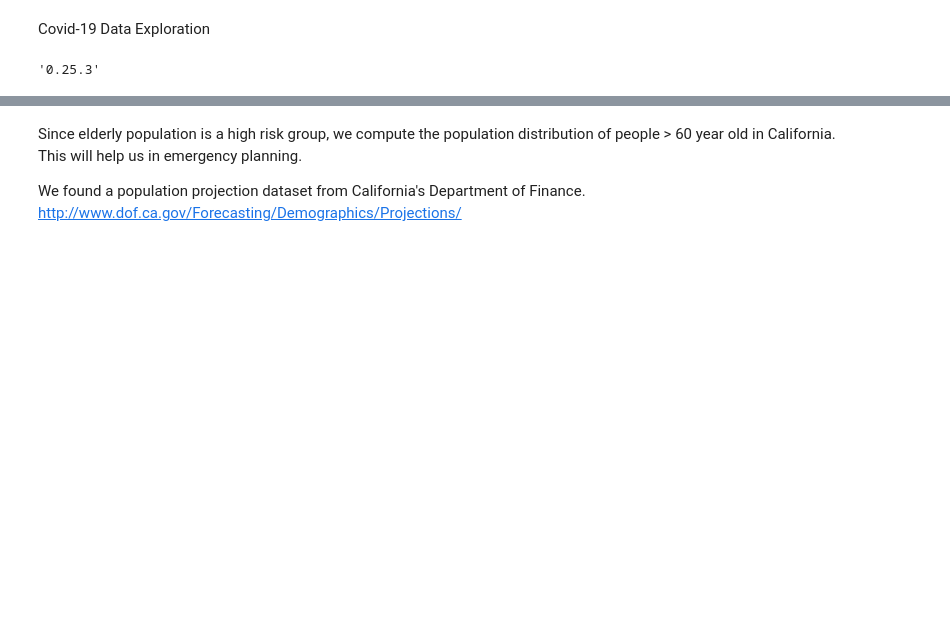
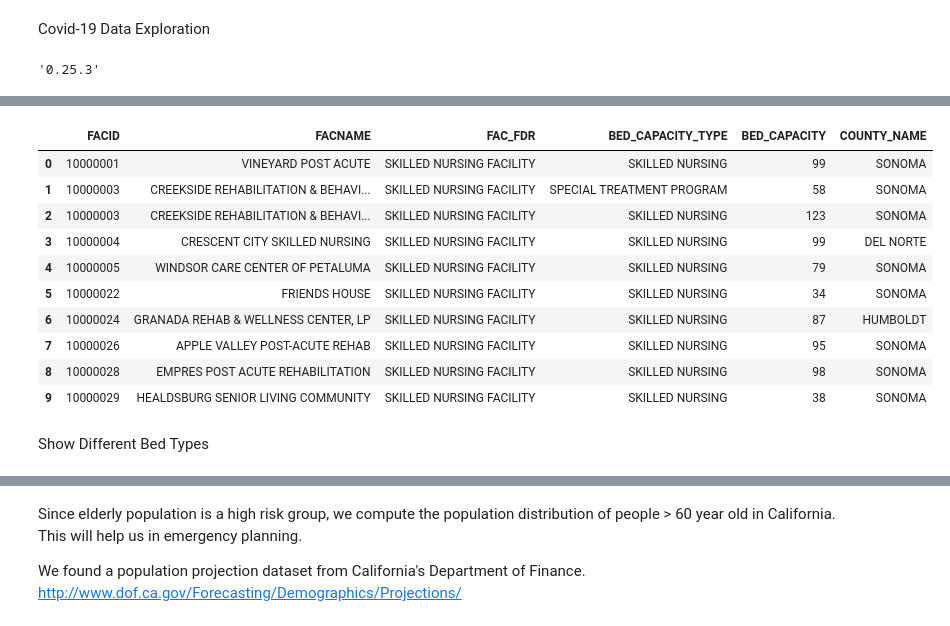
Before and after one commit to aiformankind/covid-19-hackathon, a Jupyter notebook: Covid_19_Data_Exploration.ipynb, the cells around one changed output, grey strips where cells are left out. Cells and saved outputs as stored; diff of their text form; code cells hidden in the pictures; blank space fills up the shorter version.

```diff
--- a/Covid_19_Data_Exploration.ipynb
+++ b/Covid_19_Data_Exploration.ipynb
@@ -11,0 +22,19 @@ pd.__version__
+# %%
+import pandas as pd
+
+hospital_beds_df = pd.read_csv('https://raw.githubusercontent.com/aiformankind/covid-19-hackathon/master/HEALTH_FAC_BEDS_20200310.csv', skiprows=0, thousands=',')
+hospital_beds_df.head(10)
+# %% [output]
+|  | FACID | FACNAME | FAC_FDR | BED_CAPACITY_TYPE | BED_CAPACITY | COUNTY_NAME |
+| 0 | 10000001 | VINEYARD POST ACUTE | SKILLED NURSING FACILITY | SKILLED NURSING | 99 | SONOMA |
+| 1 | 10000003 | CREEKSIDE REHABILITATION & BEHAVI... | SKILLED NURSING FACILITY | SPECIAL TREATMENT PROGRAM | 58 | SONOMA |
+| 2 | 10000003 | CREEKSIDE REHABILITATION & BEHAVI... | SKILLED NURSING FACILITY | SKILLED NURSING | 123 | SONOMA |
+| 3 | 10000004 | CRESCENT CITY SKILLED NURSING | SKILLED NURSING FACILITY | SKILLED NURSING | 99 | DEL NORTE |
+| 4 | 10000005 | WINDSOR CARE CENTER OF PETALUMA | SKILLED NURSING FACILITY | SKILLED NURSING | 79 | SONOMA |
+| 5 | 10000022 | FRIENDS HOUSE | SKILLED NURSING FACILITY | SKILLED NURSING | 34 | SONOMA |
+| 6 | 10000024 | GRANADA REHAB & WELLNESS CENTER, LP | SKILLED NURSING FACILITY | SKILLED NURSING | 87 | HUMBOLDT |
+| 7 | 10000026 | APPLE VALLEY POST-ACUTE REHAB | SKILLED NURSING FACILITY | SKILLED NURSING | 95 | SONOMA |
+| 8 | 10000028 | EMPRES POST ACUTE REHABILITATION | SKILLED NURSING FACILITY | SKILLED NURSING | 98 | SONOMA |
+| 9 | 10000029 | HEALDSBURG SENIOR LIVING COMMUNITY | SKILLED NURSING FACILITY | SKILLED NURSING | 38 | SONOMA |
+# %% [markdown]
+Show Different Bed Types
```
Also changed, not shown: parts of 19 cells of this notebook.
